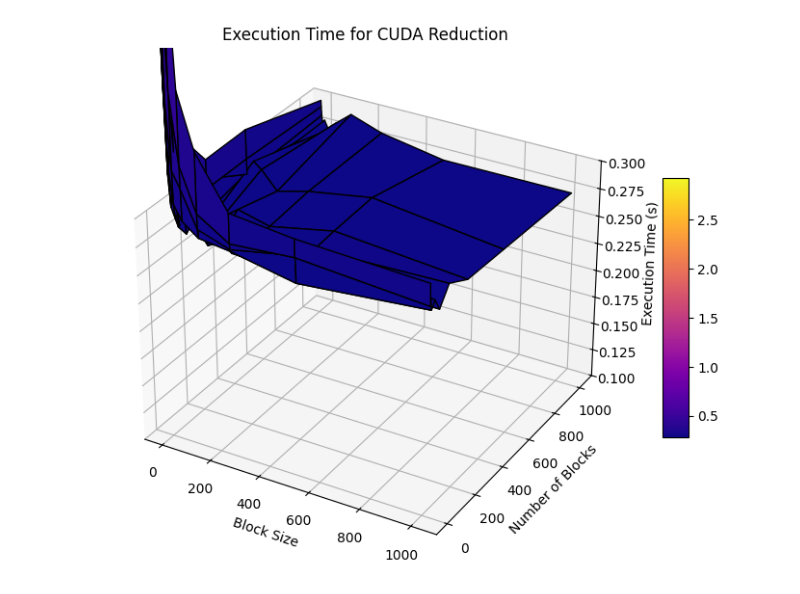
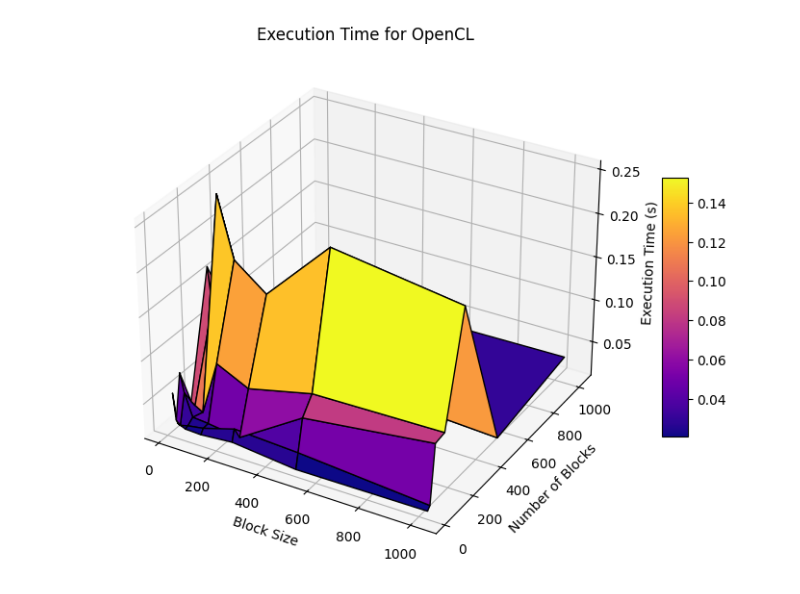
Before and after one commit to evsholukh/MatVec, a Jupyter notebook: graph.ipynb, the cells around one changed output. Cells and saved outputs as stored; diff of their text form; code cells hidden in the pictures.

```diff
--- a/graph.ipynb
+++ b/graph.ipynb
@@ -7,7 +7,7 @@ import numpy as np
 import matplotlib.pyplot as plt
 import pandas as pd
 # %%
-with open("metrics_cuda.json", encoding="utf-8") as f:
+with open("metrics_opencl.json", encoding="utf-8") as f:
     data = json.load(f)
 # %%
 df = pd.DataFrame(data)
@@ -30,38 +29,36 @@ df.sort_values("duration", ascending=False)
 # %%
 runtimes = df["runtime"].unique()
 
-for target_runtime in runtimes:
-    # target_runtime = 'OpenCL Reduction'
-    df_filtered = df[df['runtime'] == target_runtime]
+target_runtime = 'OpenCL'
+df_filtered = df[df['runtime'] == target_runtime]
 
-    block_sizes = sorted(df_filtered['block_size'].unique())
-    counts = sorted(df_filtered['grid_size'].unique())
+block_sizes = sorted(df_filtered['block_size'].unique())
+counts = sorted(df_filtered['grid_size'].unique())
 
-    X, Y = np.meshgrid(block_sizes, counts)
-    Z = np.zeros_like(X, dtype=float)
+X, Y = np.meshgrid(block_sizes, counts)
+Z = np.zeros_like(X, dtype=float)
 
-    for i, count in enumerate(counts):
-        for j, block in enumerate(block_sizes):
-            match = df_filtered[
-                (df_filtered['block_size'] == block) &
-                (df_filtered['grid_size'] == count)
-            ]
-            if not match.empty:
-                Z[i, j] = match['duration'].values[0]
-            else:
-                Z[i, j] = np.nan
+for i, count in enumerate(counts):
+    for j, block in enumerate(block_sizes):
+        match = df_filtered[
+            (df_filtered['block_size'] == block) &
+            (df_filtered['grid_size'] == count)
+        ]
+        if not match.empty:
+            Z[i, j] = match['duration'].values[0]
+        else:
+            Z[i, j] = np.nan
 
-    fig = plt.figure(figsize=(10, 7))
-    ax = fig.add_subplot(111, projection='3d')
-    surf = ax.plot_surface(X, Y, Z, cmap='plasma', edgecolor='k')
+fig = plt.figure(figsize=(10, 7))
+ax = fig.add_subplot(111, projection='3d')
+surf = ax.plot_surface(X, Y, Z, cmap='plasma', edgecolor='k')
 
-    ax.set_xlabel('Block Size')
-    ax.set_ylabel('Number of Blocks')
-    ax.set_zbound(0.1, 0.3)
-    ax.set_zlabel('Execution Time (s)')
-    ax.set_title(f'Execution Time for {target_runtime}')
-    fig.colorbar(surf, shrink=0.5, aspect=10)
+ax.set_xlabel('Block Size')
+ax.set_ylabel('Number of Blocks')
+ax.set_zlabel('Execution Time (s)')
+ax.set_title(f'Execution Time for {target_runtime}')
+fig.colorbar(surf, shrink=0.5, aspect=10)
 
-    plt.show()
+plt.show()
 # %% [output]
-[figure, old version]
+[figure, new version]
```
Also changed, not shown: parts of 1 cell of this notebook, 8 other files.
